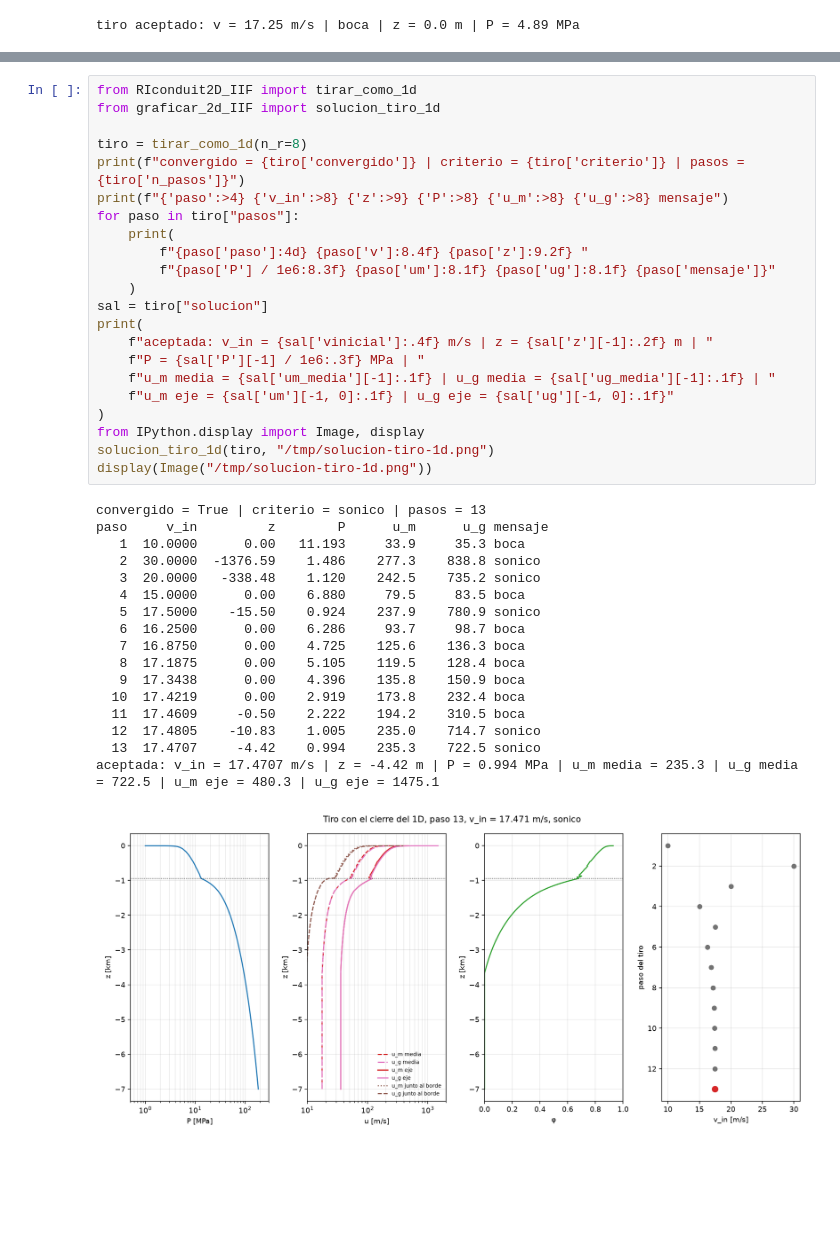
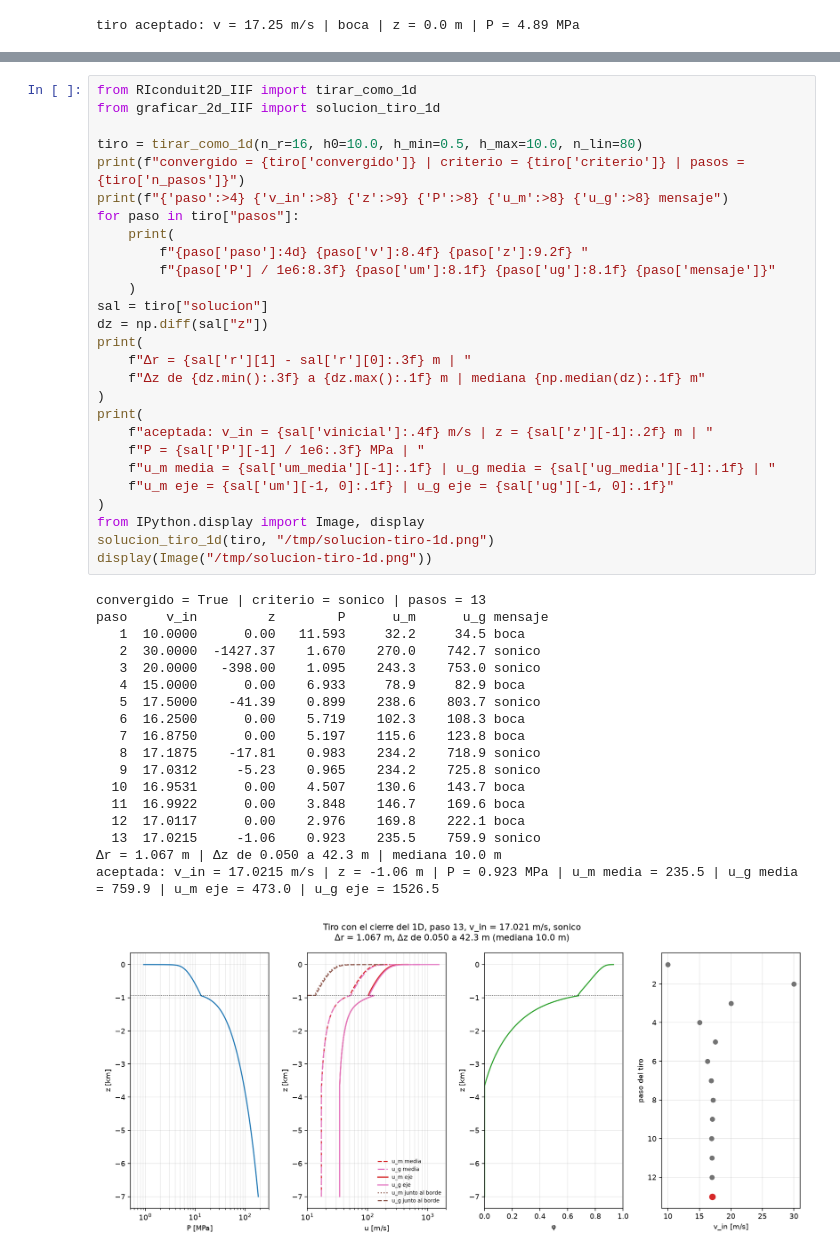
Before and after one commit to ignvciog/Proyecto-EDPN-U-de-Chile, a Jupyter notebook: correr_2d_IIF.ipynb, the cells around one changed output, grey strips where cells are left out. Cells and saved outputs as stored; diff of their text form; blank space fills up the shorter version.

```diff
--- a/correr_2d_IIF.ipynb
+++ b/correr_2d_IIF.ipynb
@@ -125,40 +125,46 @@ El tiro de abajo usa la partida y el cierre del 1D. Parte en 10 m/s, con el inte
 # %%
 from RIconduit2D_IIF import tirar_como_1d
 from graficar_2d_IIF import solucion_tiro_1d
 
-tiro = tirar_como_1d(n_r=8)
+tiro = tirar_como_1d(n_r=16, h0=10.0, h_min=0.5, h_max=10.0, n_lin=80)
 print(f"convergido = {tiro['convergido']} | criterio = {tiro['criterio']} | pasos = {tiro['n_pasos']}")
 print(f"{'paso':>4} {'v_in':>8} {'z':>9} {'P':>8} {'u_m':>8} {'u_g':>8} mensaje")
 for paso in tiro["pasos"]:
     print(
         f"{paso['paso']:4d} {paso['v']:8.4f} {paso['z']:9.2f} "
         f"{paso['P'] / 1e6:8.3f} {paso['um']:8.1f} {paso['ug']:8.1f} {paso['mensaje']}"
     )
 sal = tiro["solucion"]
+dz = np.diff(sal["z"])
+print(
+    f"Δr = {sal['r'][1] - sal['r'][0]:.3f} m | "
+    f"Δz de {dz.min():.3f} a {dz.max():.1f} m | mediana {np.median(dz):.1f} m"
+)
 print(
     f"aceptada: v_in = {sal['vinicial']:.4f} m/s | z = {sal['z'][-1]:.2f} m | "
     f"P = {sal['P'][-1] / 1e6:.3f} MPa | "
     f"u_m media = {sal['um_media'][-1]:.1f} | u_g media = {sal['ug_media'][-1]:.1f} | "
     f"u_m eje = {sal['um'][-1, 0]:.1f} | u_g eje = {sal['ug'][-1, 0]:.1f}"
 )
 from IPython.display import Image, display
 solucion_tiro_1d(tiro, "/tmp/solucion-tiro-1d.png")
 display(Image("/tmp/solucion-tiro-1d.png"))
 # %% [output]
 convergido = True | criterio = sonico | pasos = 13
 paso     v_in         z        P      u_m      u_g mensaje
-   1  10.0000      0.00   11.193     33.9     35.3 boca
-   2  30.0000  -1376.59    1.486    277.3    838.8 sonico
-   3  20.0000   -338.48    1.120    242.5    735.2 sonico
-   4  15.0000      0.00    6.880     79.5     83.5 boca
-   5  17.5000    -15.50    0.924    237.9    780.9 sonico
-   6  16.2500      0.00    6.286     93.7     98.7 boca
-   7  16.8750      0.00    4.725    125.6    136.3 boca
-   8  17.1875      0.00    5.105    119.5    128.4 boca
-   9  17.3438      0.00    4.396    135.8    150.9 boca
-  10  17.4219      0.00    2.919    173.8    232.4 boca
-  11  17.4609     -0.50    2.222    194.2    310.5 boca
-  12  17.4805    -10.83    1.005    235.0    714.7 sonico
-  13  17.4707     -4.42    0.994    235.3    722.5 sonico
-aceptada: v_in = 17.4707 m/s | z = -4.42 m | P = 0.994 MPa | u_m media = 235.3 | u_g media = 722.5 | u_m eje = 480.3 | u_g eje = 1475.1
+   1  10.0000      0.00   11.593     32.2     34.5 boca
+   2  30.0000  -1427.37    1.670    270.0    742.7 sonico
+   3  20.0000   -398.00    1.095    243.3    753.0 sonico
+   4  15.0000      0.00    6.933     78.9     82.9 boca
+   5  17.5000    -41.39    0.899    238.6    803.7 sonico
+   6  16.2500      0.00    5.719    102.3    108.3 boca
+   7  16.8750      0.00    5.197    115.6    123.8 boca
+   8  17.1875    -17.81    0.983    234.2    718.9 sonico
+   9  17.0312     -5.23    0.965    234.2    725.8 sonico
+  10  16.9531      0.00    4.507    130.6    143.7 boca
+  11  16.9922      0.00    3.848    146.7    169.6 boca
+  12  17.0117      0.00    2.976    169.8    222.1 boca
+  13  17.0215     -1.06    0.923    235.5    759.9 sonico
+Δr = 1.067 m | Δz de 0.050 a 42.3 m | mediana 10.0 m
+aceptada: v_in = 17.0215 m/s | z = -1.06 m | P = 0.923 MPa | u_m media = 235.5 | u_g media = 759.9 | u_m eje = 473.0 | u_g eje = 1526.5
-[figure, old version]
+[figure, new version]
```
Also changed, not shown: parts of 1 cell of this notebook, 2 other files.
